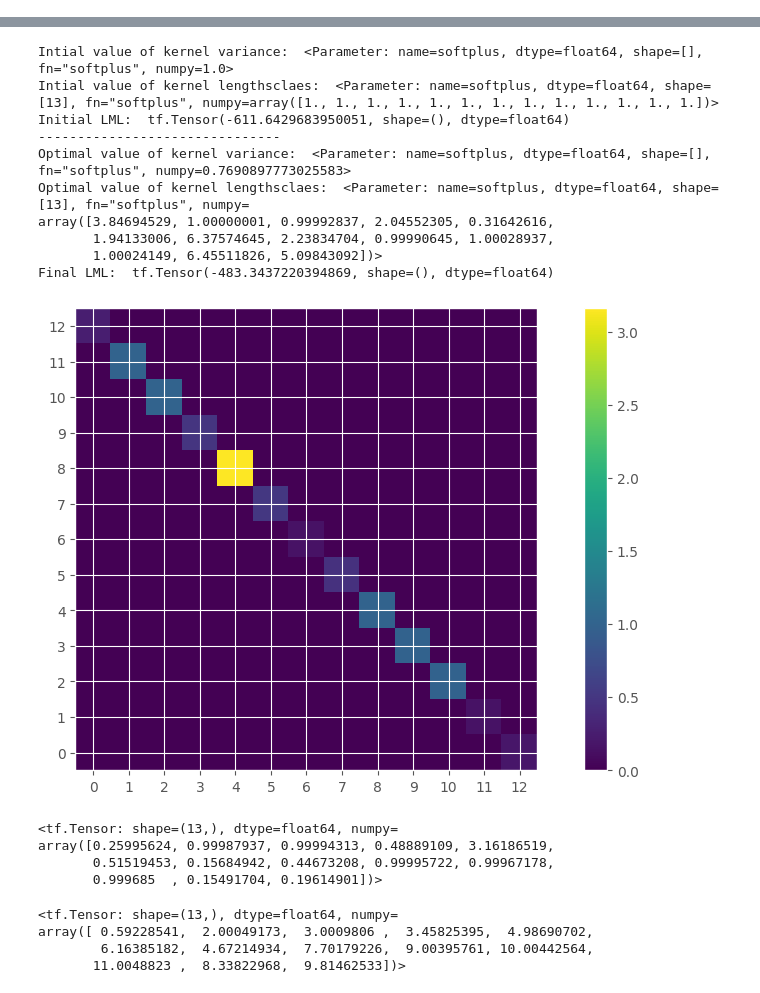
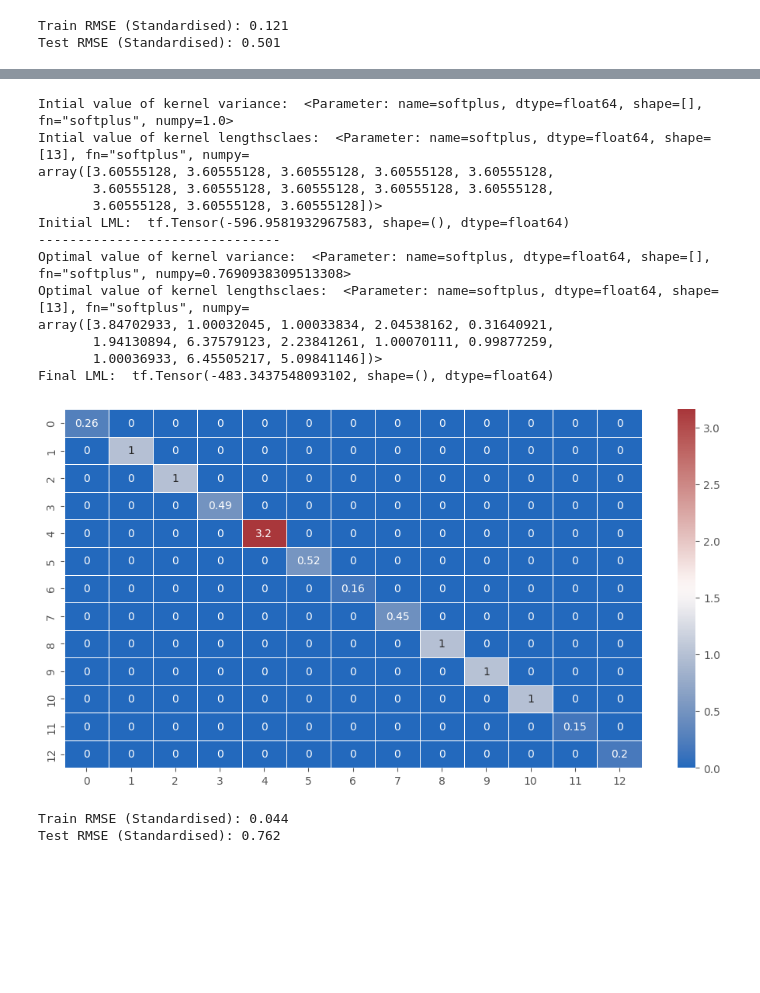
Before and after one commit to mattyred/BSGP_Automatic_Independence_Determination, a Jupyter notebook: LambdaRBFKernel/BostonAnalysis.ipynb, the cells around one changed output, grey strips where cells are left out. Saved outputs shown, nothing was run; the diff lists cells and outputs as text; code cells hidden in the pictures; blank space fills up the shorter version.

```diff
--- a/LambdaRBFKernel/BostonAnalysis.ipynb
+++ b/LambdaRBFKernel/BostonAnalysis.ipynb
@@ -29,11 +33,15 @@ def visualize_matrix(matrix, cmap='viridis'):
     It displays a matrix represented with a color scheme
     """
     D = matrix.shape[0]
-    plt.imshow(matrix, cmap=cmap, extent=[0, D, 0, D], interpolation='nearest')
-    plt.xticks(np.arange(D) + 0.5, np.arange(D))
-    plt.yticks(np.arange(D) + 0.5, np.arange(D))
-    plt.colorbar()
-    plt.show()
+    #plt.imshow(matrix, cmap=cmap, extent=[0, D, 0, D], interpolation='nearest')
+    #plt.xticks(np.arange(D) + 0.5, np.arange(D))
+    #plt.yticks(np.arange(D) + 0.5, np.arange(D))
+    #plt.colorbar()
+    #plt.show()
+    min = np.min(matrix)
+    max = np.max(matrix)
+    center = (min+max)/2
+    sns.heatmap(matrix, annot=True, cmap='vlag', vmax=max, vmin=min, center=center, linewidth=.5)
 # %%
 (X_train, Y_train), (X_test, Y_test) = keras.datasets.boston_housing.load_data()
 Y_train = np.atleast_2d(Y_train).T
@@ -145,25 +148,34 @@ Final value of Lambda:  tf.Tensor(
+# %%
+y_pred_train, _ = model_LRBF.predict_f(X_train)
+train_rmse_stan = tf.sqrt(tf.reduce_mean((Y_train - y_pred_train)**2)).numpy()
+print('Train RMSE (Standardised): %.3f'%(train_rmse_stan))
+y_pred_test, _ = model_LRBF.predict_f(X_test)
+test_rmse_stan = tf.sqrt(tf.reduce_mean((Y_test - y_pred_test)**2)).numpy()
+print('Test RMSE (Standardised): %.3f'%(test_rmse_stan))
+# %% [output]
+Train RMSE (Standardised): 0.121
+Test RMSE (Standardised): 0.501
 # %%
-D = 13
-k = gpflow.kernels.SquaredExponential(variance=1, lengthscales=1*np.ones(D))
+k = gpflow.kernels.SquaredExponential(variance=1, lengthscales=(D**0.5)*np.ones(D))
 k.lengthscales.prior = tfp.distributions.Normal(loc=gpflow.utilities.to_default_float(1.),
                                                    scale=gpflow.utilities.to_default_float(1.))
 k.variance.prior = tfp.distributions.Normal(loc=gpflow.utilities.to_default_float(0.05),
                                                scale=gpflow.utilities.to_default_float(1.))
-model = gpflow.models.GPR(
+model_RBF = gpflow.models.GPR(
     (X_train, Y_train),
     kernel=k,
 )
-gpflow.utilities.print_summary(model, fmt="notebook")
+gpflow.utilities.print_summary(model_RBF, fmt="notebook")
 print('Intial value of kernel variance: ', k.variance)
 print('Intial value of kernel lengthsclaes: ', k.lengthscales)
-print('Initial LML: ',model.log_marginal_likelihood())
+print('Initial LML: ',model_RBF.log_marginal_likelihood())
 opt = gpflow.optimizers.Scipy()
-opt.minimize(model.training_loss, model.trainable_variables)
+opt.minimize(model_RBF.training_loss, model_RBF.trainable_variables)
 Lambda_diag = tf.linalg.inv(tf.linalg.diag(k.lengthscales))
 print('-------------------------------')
 print('Optimal value of kernel variance: ', k.variance)
 print('Optimal value of kernel lengthsclaes: ', k.lengthscales)
-print('Final LML: ',model.log_marginal_likelihood())
+print('Final LML: ', model_RBF.log_marginal_likelihood())
 visualize_matrix(Lambda_diag)
 # %% [output]
 | name | class | transform | prior | trainable | shape | dtype | value |
@@ -172,26 +184,25 @@ visualize_matrix(Lambda_diag)
 | GPR.likelihood.variance | Parameter | Softplus + Shift |  | True | () | float64 | 1.0 |
 Intial value of kernel variance:  <Parameter: name=softplus, dtype=float64, shape=[], fn="softplus", numpy=1.0>
-Intial value of kernel lengthsclaes:  <Parameter: name=softplus, dtype=float64, shape=[13], fn="softplus", numpy=array([1., 1., 1., 1., 1., 1., 1., 1., 1., 1., 1., 1., 1.])>
-Initial LML:  tf.Tensor(-611.6429683950051, shape=(), dtype=float64)
+Intial value of kernel lengthsclaes:  <Parameter: name=softplus, dtype=float64, shape=[13], fn="softplus", numpy=
+array([3.60555128, 3.60555128, 3.60555128, 3.60555128, 3.60555128,
+       3.60555128, 3.60555128, 3.60555128, 3.60555128, 3.60555128,
+       3.60555128, 3.60555128, 3.60555128])>
+Initial LML:  tf.Tensor(-596.9581932967583, shape=(), dtype=float64)
 -------------------------------
-Optimal value of kernel variance:  <Parameter: name=softplus, dtype=float64, shape=[], fn="softplus", numpy=0.7690897773025583>
+Optimal value of kernel variance:  <Parameter: name=softplus, dtype=float64, shape=[], fn="softplus", numpy=0.7690938309513308>
 Optimal value of kernel lengthsclaes:  <Parameter: name=softplus, dtype=float64, shape=[13], fn="softplus", numpy=
-array([3.84694529, 1.00000001, 0.99992837, 2.04552305, 0.31642616,
-       1.94133006, 6.37574645, 2.23834704, 0.99990645, 1.00028937,
-       1.00024149, 6.45511826, 5.09843092])>
-Final LML:  tf.Tensor(-483.3437220394869, shape=(), dtype=float64)
+array([3.84702933, 1.00032045, 1.00033834, 2.04538162, 0.31640921,
+       1.94130894, 6.37579123, 2.23841261, 1.00070111, 0.99877259,
+       1.00036933, 6.45505217, 5.09841146])>
+Final LML:  tf.Tensor(-483.3437548093102, shape=(), dtype=float64)
-[figure, old version]
+[figure, new version]
-# %%
-tf.linalg.diag_part(Lambda_diag)
-# %% [output]
-<tf.Tensor: shape=(13,), dtype=float64, numpy=
-array([0.25995624, 0.99987937, 0.99994313, 0.48889109, 3.16186519,
-       0.51519453, 0.15684942, 0.44673208, 0.99995722, 0.99967178,
-       0.999685  , 0.15491704, 0.19614901])>
-# %%
-tf.linalg.diag_part(Lambda_full)
-# %% [output]
-<tf.Tensor: shape=(13,), dtype=float64, numpy=
-array([ 0.59228541,  2.00049173,  3.0009806 ,  3.45825395,  4.98690702,
-        6.16385182,  4.67214934,  7.70179226,  9.00395761, 10.00442564,
-       11.0048823 ,  8.33822968,  9.81462533])>
+# %%
+y_pred_train, _ = model_RBF.predict_f(X_train)
+train_rmse_stan = tf.sqrt(tf.reduce_mean((Y_train - y_pred_train)**2)).numpy()
+print('Train RMSE (Standardised): %.3f'%(train_rmse_stan))
+y_pred_test, _ = model_RBF.predict_f(X_test)
+test_rmse_stan = tf.sqrt(tf.reduce_mean((Y_test - y_pred_test)**2)).numpy()
+print('Test RMSE (Standardised): %.3f'%(test_rmse_stan))
+# %% [output]
+Train RMSE (Standardised): 0.044
+Test RMSE (Standardised): 0.762
```
Also changed, not shown: parts of 7 cells of this notebook, 3 other files.
